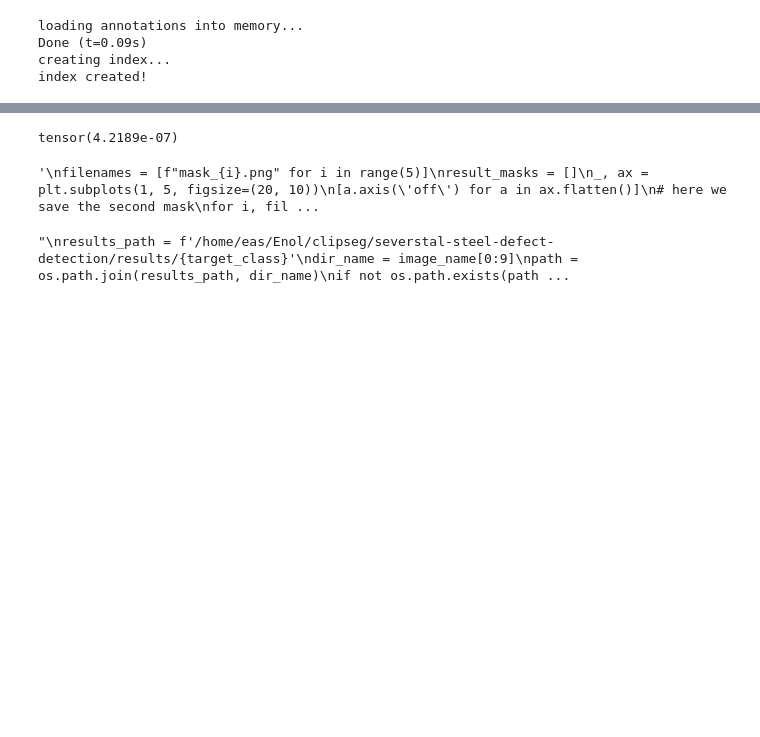
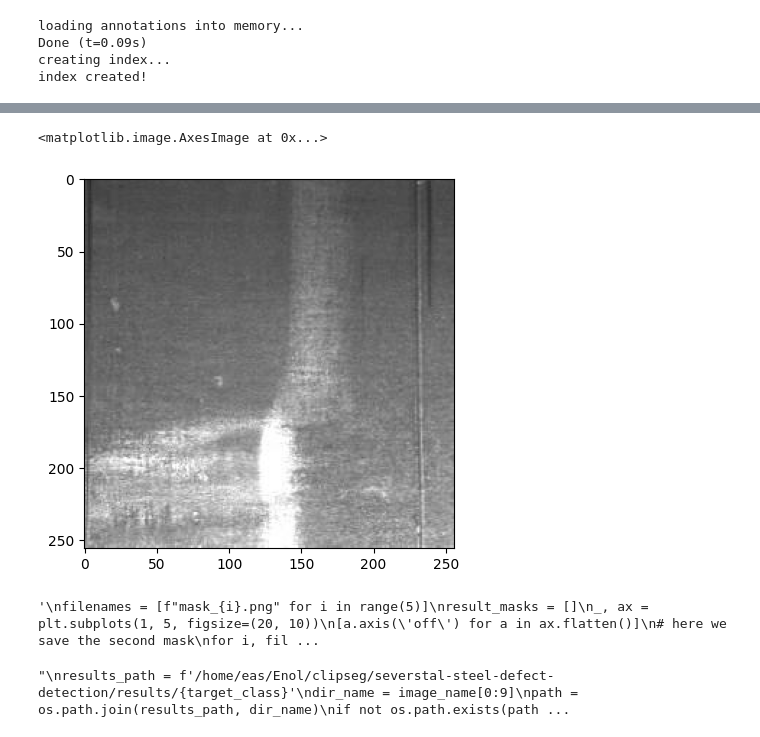
Before and after one commit to EnolAyo/clipseg, a Jupyter notebook: enol/segmentation_v2.ipynb, the cells around one changed output, grey strips where cells are left out. Cells and saved outputs as stored; diff of their text form; code cells hidden in the pictures; blank space fills up the shorter version.

```diff
--- a/enol/segmentation_v2.ipynb
+++ b/enol/segmentation_v2.ipynb
@@ -124,9 +88,8 @@ plt.imshow(query_mask)
 # %%
-pred = torch.sigmoid(preds).squeeze(0).squeeze(0)
+plt.imshow(support_image)
+# %% [output]
+<matplotlib.image.AxesImage at 0x...>
+[figure, added]
-# %%
-pred.min()
-# %% [output]
-tensor(4.2189e-07)
 # %%
 """
 filenames = [f"mask_{i}.png" for i in range(5)]
```
Also changed, not shown: parts of 7 cells of this notebook, 1 other file.
